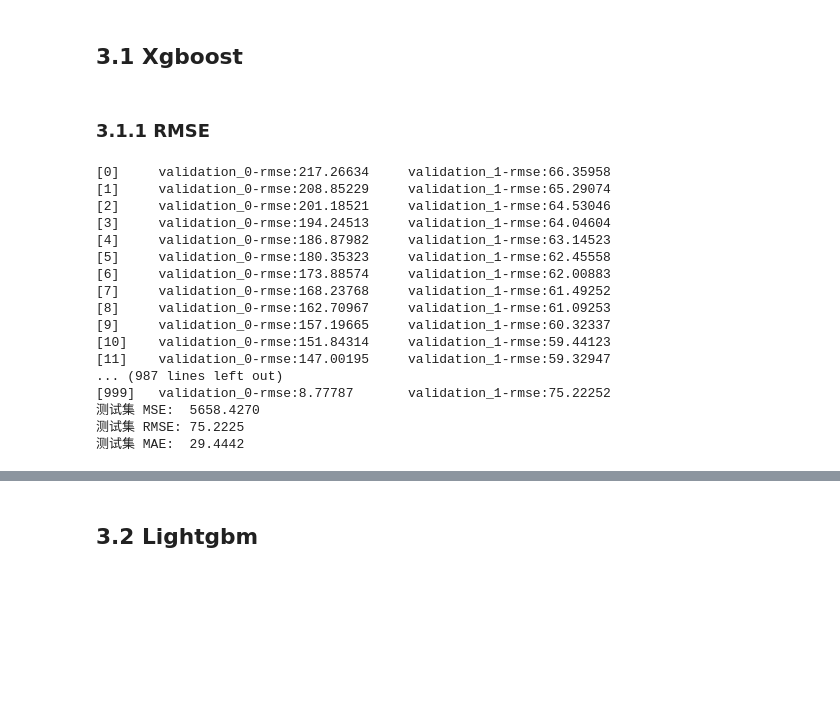
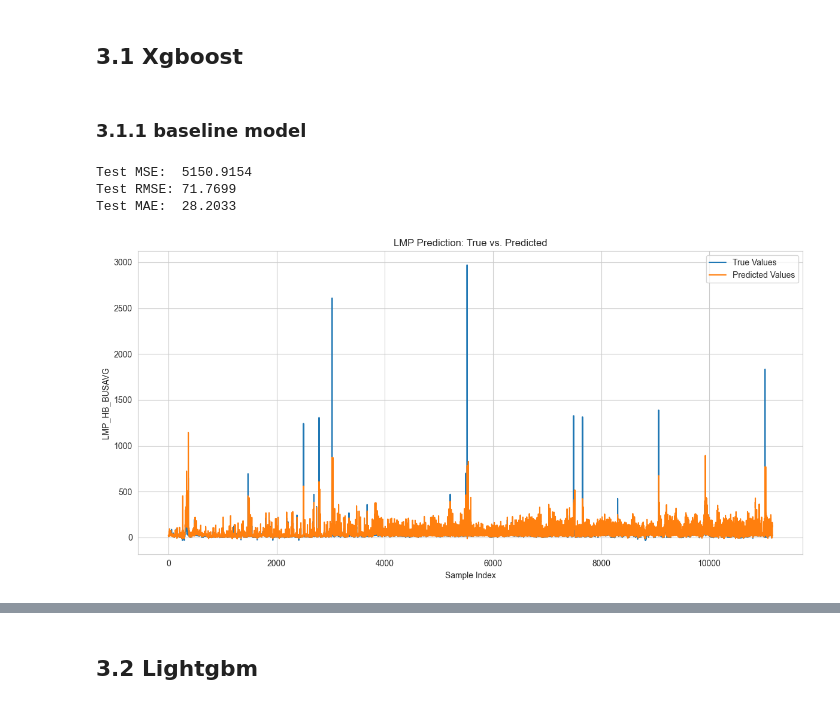
Before and after one commit to jessalynlc/IDS705_final_project, a Jupyter notebook: data_scrape.ipynb, the cells around one changed output, grey strips where cells are left out. Drawn from its saved outputs; the diff is of its cells as text; code cells hidden in the pictures; blank space fills up the shorter version.

```diff
--- a/data_scrape.ipynb
+++ b/data_scrape.ipynb
@@ -435,7 +204,7 @@ df['month']        = df['interval_start_local'].dt.month     #
 
 
 # Lag Features
-for lag in [1, 2, 3, 24, 48]:
+for lag in [1, 2, 3, 4, 5, 6, 7, 24, 48]:
     df[f'lmp_lag_{lag}'] = df['lmp_HB_BUSAVG'].shift(lag)
 
 # Rolling Features
@@ -481,65 +268,60 @@ print(f"测试集样本数：{test_df.shape[0]}，特征数：{test_df.shape[1]}
 # %% [markdown]
 ## 3.1 Xgboost
 # %% [markdown]
-### 3.1.1 RMSE
+### 3.1.1 baseline model
 # %%
 import pandas as pd
 import numpy as np
 from xgboost import XGBRegressor
 from sklearn.metrics import mean_squared_error, mean_absolute_error
 
 
+# 4. Prepare feature matrix and target vector
 exclude_cols = ['interval_start_local', 'date', 'lmp_HB_BUSAVG']
-features = [c for c in train_df.columns if c not in exclude_cols]
+features = [col for col in train_df.columns if col not in exclude_cols]
 
 X_train, y_train = train_df[features], train_df['lmp_HB_BUSAVG']
 X_test,  y_test  = test_df[features],  test_df['lmp_HB_BUSAVG']
 
-#
+# 5. Train XGBoost regressor
 model = XGBRegressor(
-    objective='reg:squarederror',  #
-    eval_metric='rmse',            #
-    n_estimators=1000,              #
-    max_depth=6,                   #
-    learning_rate=0.05,            #
-    subsample=0.8,                 #
-    colsample_bytree=0.8,          #
+    objective='reg:squarederror',
+    eval_metric='rmse',
+    n_estimators=500,
+    max_depth=7,
+    learning_rate=0.05,
+    subsample=0.8,
+    colsample_bytree=0.8,
     random_state=42
 )
+model.fit(X_train, y_train, eval_set=[(X_train, y_train), (X_test, y_test)], verbose=False)
 
-
-model.fit(
-    X_train, y_train,
-    eval_set=[(X_train, y_train), (X_test, y_test)],
-    verbose=True
-)
-
-#
+# 6. Make predictions
 y_pred = model.predict(X_test)
 
-#
+# 7. Compute evaluation metrics
 mse  = mean_squared_error(y_test, y_pred)
 rmse = np.sqrt(mse)
 mae  = mean_absolute_error(y_test, y_pred)
 
-print(f" MSE:  {mse:.4f}")
-print(f"RMSE: {rmse:.4f}")
-print(f" MAE:  {mae:.4f}")
+print(f"Test MSE:  {mse:.4f}")
+print(f"Test RMSE: {rmse:.4f}")
+print(f"Test MAE:  {mae:.4f}")
+
+# 8. Plot true vs. predicted values
+import matplotlib.pyplot as plt
+
+plt.figure(figsize=(12, 6))
+plt.plot(y_test.values, label='True Values')
+plt.plot(y_pred,         label='Predicted Values')
+plt.xlabel('Sample Index')
+plt.ylabel('LMP_HB_BUSAVG')
+plt.title('LMP Prediction: True vs. Predicted')
+plt.legend()
+plt.tight_layout()
+plt.show()
 # %% [output]
-[0]     validation_0-rmse:217.26634     validation_1-rmse:66.35958
-[1]     validation_0-rmse:208.85229     validation_1-rmse:65.29074
-[2]     validation_0-rmse:201.18521     validation_1-rmse:64.53046
-[3]     validation_0-rmse:194.24513     validation_1-rmse:64.04604
-[4]     validation_0-rmse:186.87982     validation_1-rmse:63.14523
-[5]     validation_0-rmse:180.35323     validation_1-rmse:62.45558
-[6]     validation_0-rmse:173.88574     validation_1-rmse:62.00883
-[7]     validation_0-rmse:168.23768     validation_1-rmse:61.49252
-[8]     validation_0-rmse:162.70967     validation_1-rmse:61.09253
-[9]     validation_0-rmse:157.19665     validation_1-rmse:60.32337
-[10]    validation_0-rmse:151.84314     validation_1-rmse:59.44123
-[11]    validation_0-rmse:147.00195     validation_1-rmse:59.32947
-... (987 lines left out)
-[999]   validation_0-rmse:8.77787       validation_1-rmse:75.22252
-测试集 MSE:  5658.4270
-测试集 RMSE: 75.2225
-测试集 MAE:  29.4442
+Test MSE:  5150.9154
+Test RMSE: 71.7699
+Test MAE:  28.2033
+[figure, added]
```
Also changed, not shown: parts of 46 cells of this notebook, 2 other files.
